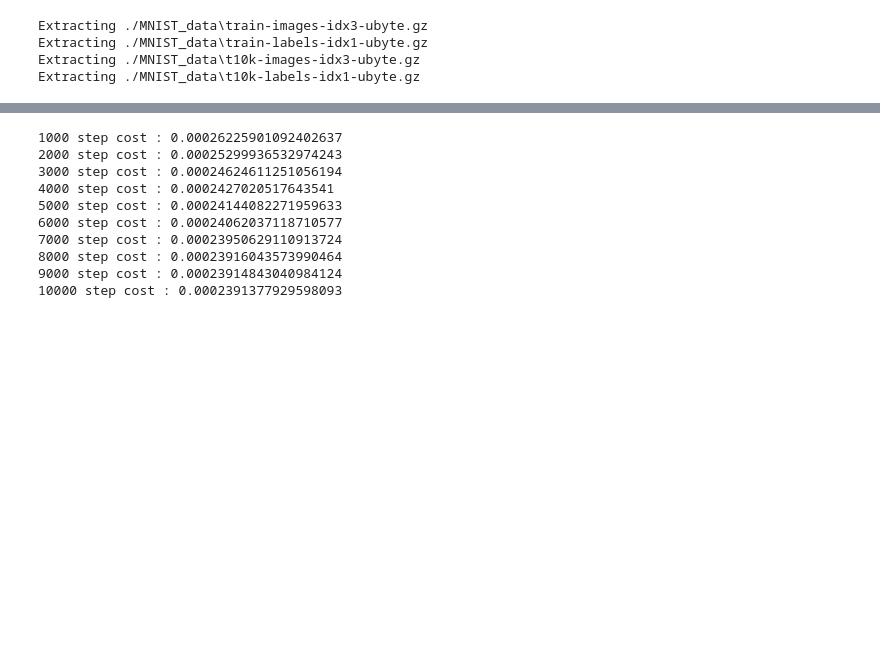
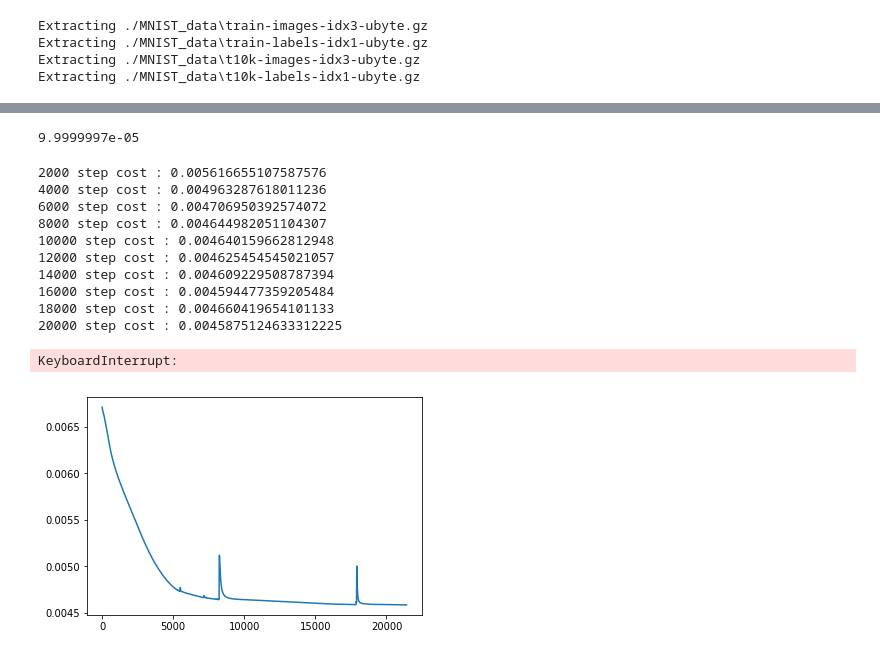
Before and after one commit to maestrojeong/t-SNE, a Jupyter notebook: t-SNE.ipynb, the cells around one changed output, grey strips where cells are left out. Saved outputs shown, nothing was run; the diff lists cells and outputs as text; code cells hidden in the pictures; blank space fills up the shorter version.

```diff
--- a/t-SNE.ipynb
+++ b/t-SNE.ipynb
@@ -187,20 +195,31 @@ sess= tf.Session()
+# %%
+sess.run(lr_decay)
+# %% [output]
+9.9999997e-05
 # %%
-sess.run(tf.global_variables_initializer())
+cost_tract = []
 for step in range(train_steps):
     _, c = sess.run([run_train, cost], feed_dict={x : val['image']})
+    cost_tract.append(c)
     if step%log_every == log_every - 1:
         print("{} step cost : {}".format(step+1, c))
 # %% [output]
-1000 step cost : 0.00026225901092402637
-2000 step cost : 0.00025299936532974243
-3000 step cost : 0.00024624611251056194
-4000 step cost : 0.0002427020517643541
-5000 step cost : 0.00024144082271959633
-6000 step cost : 0.00024062037118710577
-7000 step cost : 0.00023950629110913724
-8000 step cost : 0.00023916043573990464
-9000 step cost : 0.00023914843040984124
-10000 step cost : 0.0002391377929598093
+2000 step cost : 0.005616655107587576
+4000 step cost : 0.004963287618011236
+6000 step cost : 0.004706950392574072
+8000 step cost : 0.004644982051104307
+10000 step cost : 0.004640159662812948
+12000 step cost : 0.004625454545021057
+14000 step cost : 0.004609229508787394
+16000 step cost : 0.004594477359205484
+18000 step cost : 0.004660419654101133
+20000 step cost : 0.0045875124633312225
+KeyboardInterrupt:
+# %%
+plt.plot(cost_tract)
+plt.show()
+# %% [output]
+[figure, added]
 # %%
 mapped = sess.run(layer4['output'], feed_dict = {x : val['image']})
 color = ['C0', 'C1', 'C2', 'C3', 'C4', 'C5', 'C6', 'C7', 'C8', 'C9']
```
Also changed, not shown: parts of 12 cells of this notebook, 1 other file.
